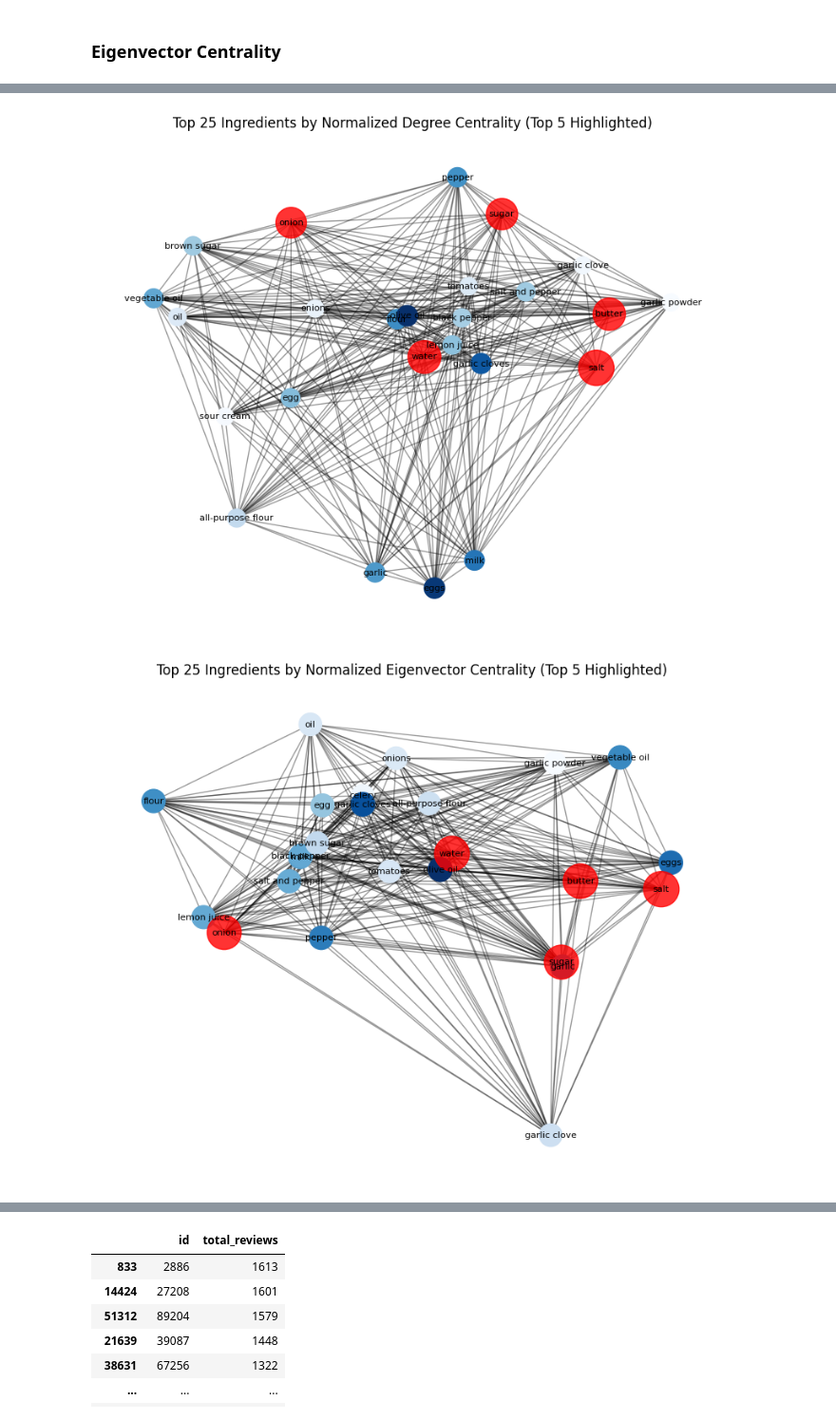
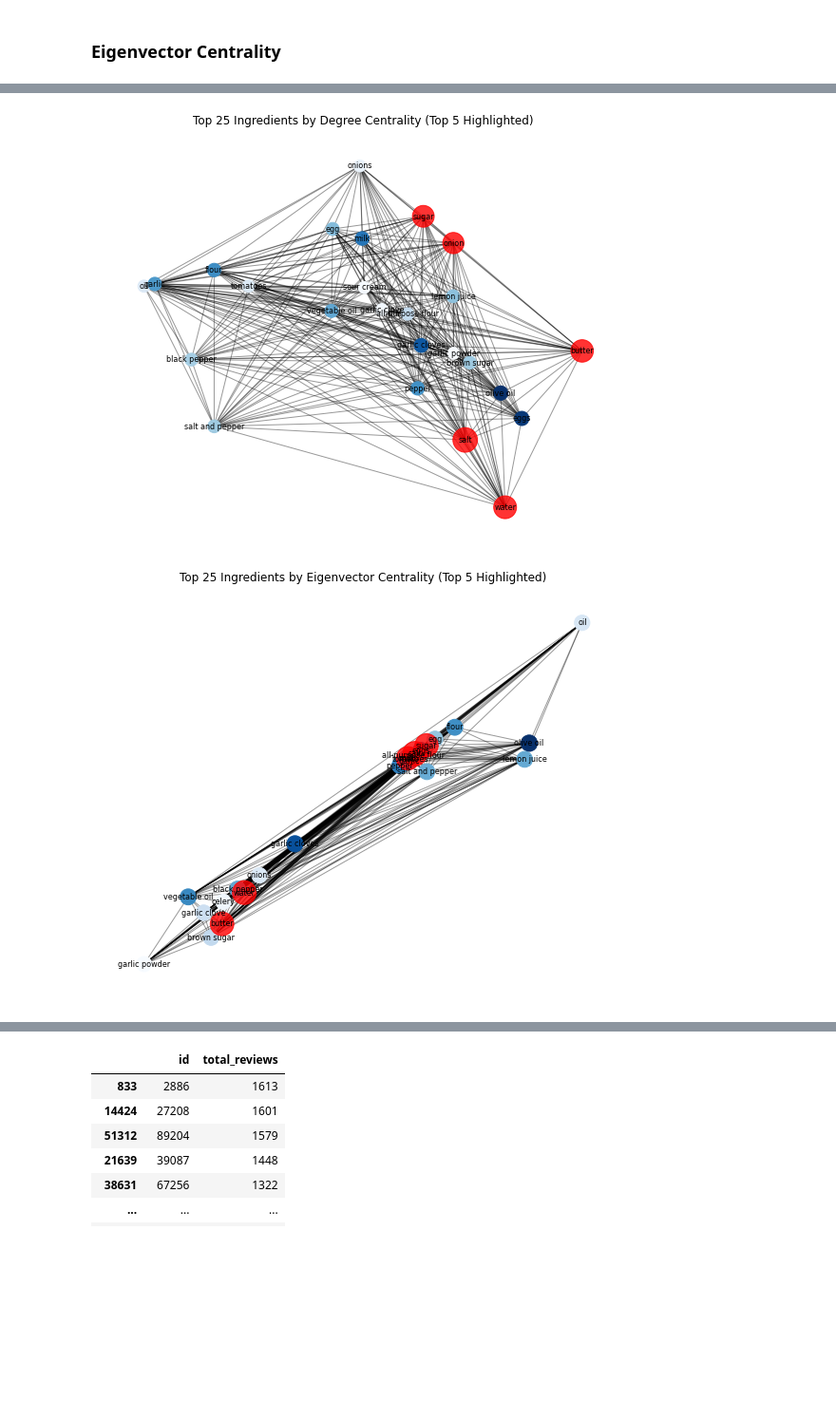
Before and after one commit to hellojohncruz/DATA-620, a Jupyter notebook: Final Project/food.ipynb, the cells around one changed output, grey strips where cells are left out. Shown at 95% size. Saved outputs shown, nothing was run; the diff lists cells and outputs as text; code cells hidden in the pictures; blank space fills up the shorter version.

```diff
--- a/Final Project/food.ipynb
+++ b/Final Project/food.ipynb
@@ -217,79 +211,61 @@ eigen_df.head(10)
 # %%
-from sklearn.preprocessing import MinMaxScaler
+G_subgraph = G.subgraph(max(nx.connected_components(G), key=len)).copy()
 
-# Normalize degree centrality
-degree_centrality_values = list(degree_centrality.values())
-scaler_degree = MinMaxScaler()
-degree_centrality_normalized = scaler_degree.fit_transform([[val] for val in degree_centrality_values]).flatten()
+# Use raw centrality values directly
+degree_centrality_values = degree_centrality
+eigenvector_centrality_values = eigenvector_centrality
 
-# Normalize eigenvector centrality
-eigenvector_centrality_values = list(eigenvector_centrality.values())
-scaler_eigen = MinMaxScaler()
-eigenvector_centrality_normalized = scaler_eigen.fit_transform([[val] for val in eigenvector_centrality_values]).flatten()
+# Get top 25 nodes by degree centrality
+nodes_top25_degree = sorted(degree_centrality_values, key=degree_centrality_values.get, reverse=True)[:25]
+nodes_top5_degree = nodes_top25_degree[:5]
 
-# Update centrality dictionaries with normalized values
-degree_centrality_normalized_dict = dict(zip(degree_centrality.keys(), degree_centrality_normalized))
-eigenvector_centrality_normalized_dict = dict(zip(eigenvector_centrality.keys(), eigenvector_centrality_normalized))
+# Get top 25 nodes by eigenvector centrality
+nodes_top25_eigen = sorted(eigenvector_centrality_values, key=eigenvector_centrality_values.get, reverse=True)[:25]
+nodes_top5_eigen = nodes_top25_eigen[:5]
 
-# Create subgraphs for top 25 ingredients with normalized centrality
+# Create subgraphs for top 25 ingredients
 G_degree_25 = G_subgraph.subgraph(nodes_top25_degree).copy()
 G_eigen_25 = G_subgraph.subgraph(nodes_top25_eigen).copy()
 
-# Layouts (separate to avoid overlap issues)
-pos_degree_25 = nx.spring_layout(G_degree_25, seed=42, k=0.1)  # Adjust k for better spacing
-pos_eigen_25 = nx.spring_layout(G_eigen_25, seed=42, k=0.1)  # Adjust k for better spacing
+# Layouts
+pos_degree_25 = nx.spring_layout(G_degree_25, seed=123, k=0.1)
+pos_eigen_25 = nx.spring_layout(G_eigen_25, seed=123, k=0.1)
 
-# Plot Degree Centrality (Top 25 with Top 5 Highlighted)
+# Plot Degree Centrality
 plt.figure(figsize=(10, 8))
-
-# Draw all nodes with normalized degree centrality values (excluding top 5)
 non_top5_nodes_degree = [n for n in G_degree_25.nodes() if n not in nodes_top5_degree]
 nx.draw_networkx_nodes(G_degree_25, pos_degree_25,
                        nodelist=non_top5_nodes_degree,
-                       node_size=[degree_centrality_normalized_dict[n]*500 for n in non_top5_nodes_degree],
-                       node_color=[degree_centrality_normalized_dict[n] for n in non_top5_nodes_degree],
+                       node_size=[degree_centrality_values[n]*500 for n in non_top5_nodes_degree],
+                       node_color=[degree_centrality_values[n] for n in non_top5_nodes_degree],
                        cmap=plt.cm.Blues)
-
-# Highlight top 5 nodes with red color, explicitly
 nx.draw_networkx_nodes(G_degree_25, pos_degree_25,
                        nodelist=nodes_top5_degree,
-                       node_size=[degree_centrality_normalized_dict[n]*1000 for n in nodes_top5_degree],
+                       node_size=[degree_centrality_values[n]*1000 for n in nodes_top5_degree],
                        node_color='red', alpha=0.8)
-
-# Draw edges and labels
 nx.draw_networkx_edges(G_degree_25, pos_degree_25, alpha=0.4)
 nx.draw_networkx_labels(G_degree_25, pos_degree_25, font_size=8)
-
-# Set title and remove axes
-plt.title("Top 25 Ingredients by Normalized Degree Centrality (Top 5 Highlighted)")
+plt.title("Top 25 Ingredients by Degree Centrality (Top 5 Highlighted)")
 plt.axis('off')
 plt.show()
 
-# Plot Eigenvector Centrality (Top 25 with Top 5 Highlighted)
+# Plot Eigenvector Centrality
 plt.figure(figsize=(10, 8))
-
-# Draw all nodes with normalized eigenvector centrality values (excluding top 5)
 non_top5_nodes_eigen = [n for n in G_eigen_25.nodes() if n not in nodes_top5_eigen]
 nx.draw_networkx_nodes(G_eigen_25, pos_eigen_25,
                        nodelist=non_top5_nodes_eigen,
-                       node_size=[eigenvector_centrality_normalized_dict[n]*500 for n in non_top5_nodes_eigen],
-                       node_color=[eigenvector_centrality_normalized_dict[n] for n in non_top5_nodes_eigen],
+                       node_size=[eigenvector_centrality_values[n]*5000 for n in non_top5_nodes_eigen],
+                       node_color=[eigenvector_centrality_values[n] for n in non_top5_nodes_eigen],
                        cmap=plt.cm.Blues)
-
-# Highlight top 5 nodes with red color, explicitly
 nx.draw_networkx_nodes(G_eigen_25, pos_eigen_25,
                        nodelist=nodes_top5_eigen,
-                       node_size=[eigenvector_centrality_normalized_dict[n]*1000 for n in nodes_top5_eigen],
+                       node_size=[eigenvector_centrality_values[n]*10000 for n in nodes_top5_eigen],
                        node_color='red', alpha=0.8)
-
-# Draw edges and labels
 nx.draw_networkx_edges(G_eigen_25, pos_eigen_25, alpha=0.4)
 nx.draw_networkx_labels(G_eigen_25, pos_eigen_25, font_size=8)
-
-# Set title and remove axes
-plt.title("Top 25 Ingredients by Normalized Eigenvector Centrality (Top 5 Highlighted)")
+plt.title("Top 25 Ingredients by Eigenvector Centrality (Top 5 Highlighted)")
 plt.axis('off')
 plt.show()
 # %% [output]
-[figure, old version]
+[figure, new version]
-[figure, old version]
+[figure, new version]
```
Also changed, not shown: parts of 15 cells of this notebook.
